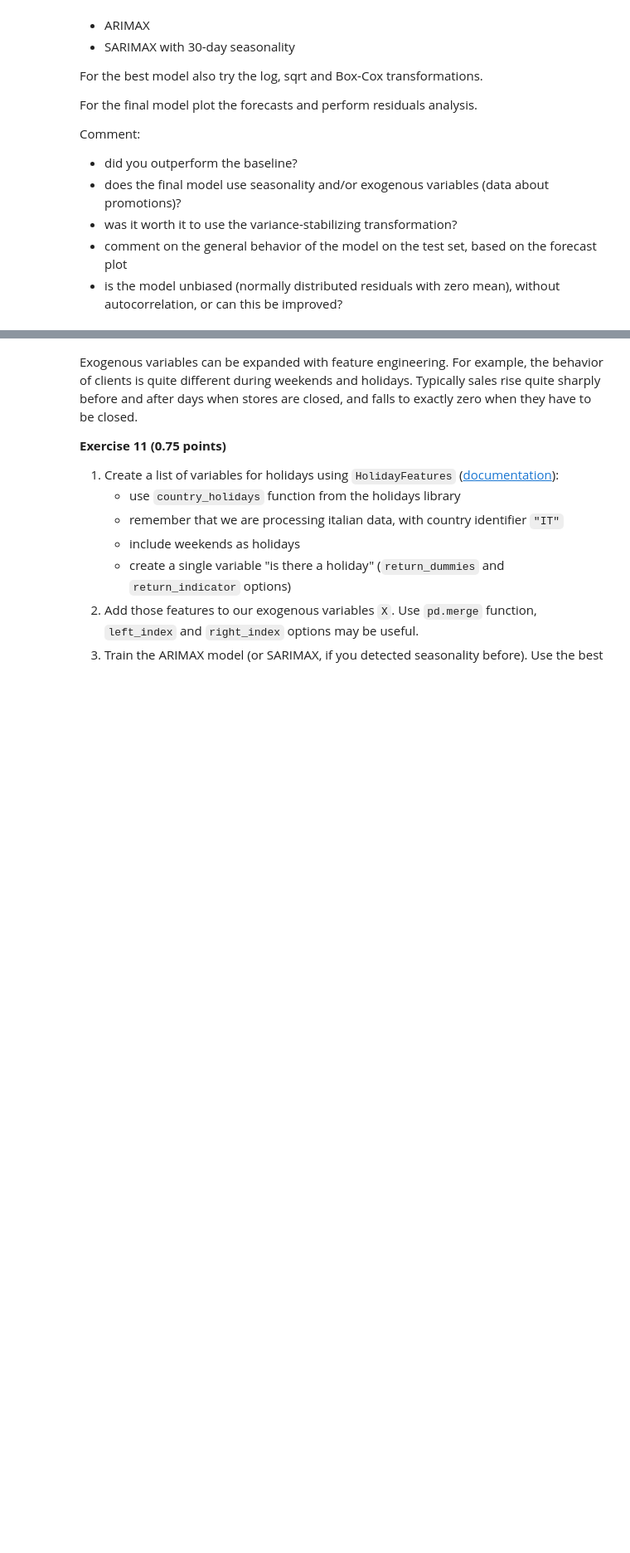
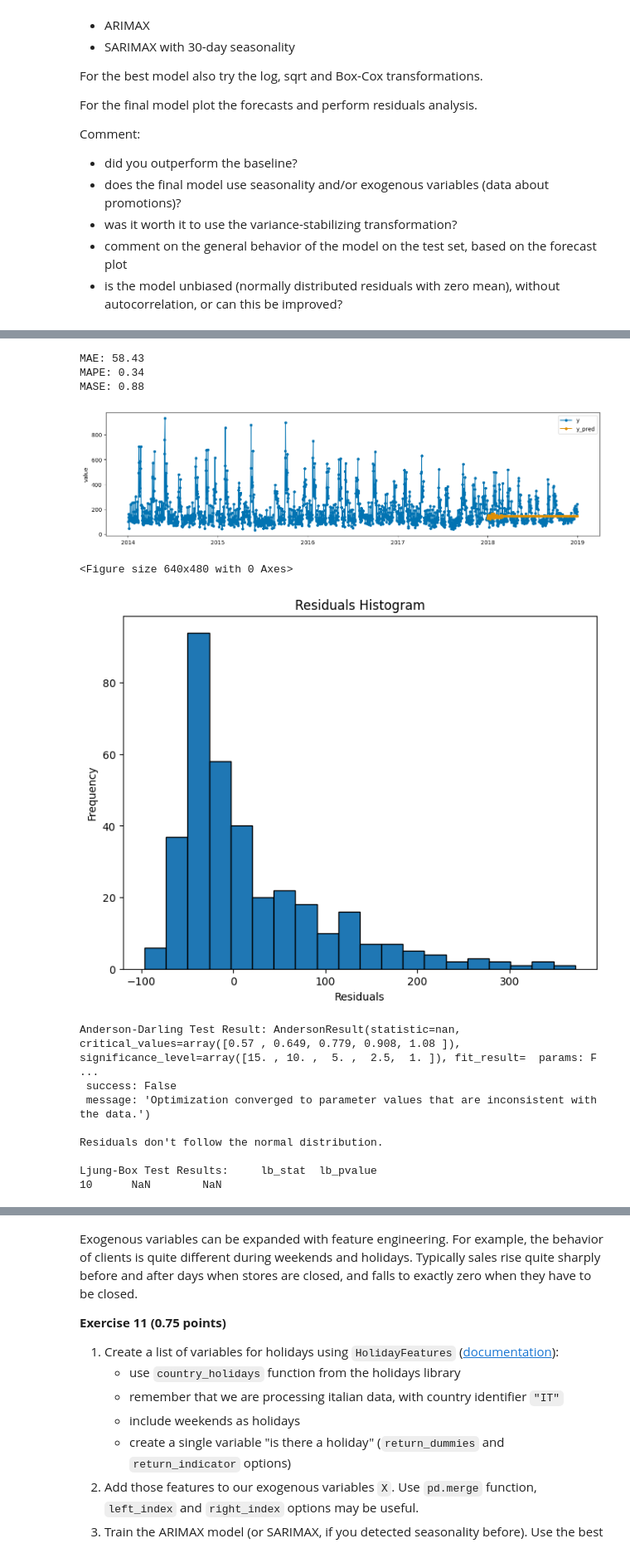
Before and after one commit to mwardynski/machine-learning, a Jupyter notebook: lab4-5/lab4.ipynb, the cells around one changed output, grey strips where cells are left out. Shown at 83% size. Saved outputs shown, nothing was run; the diff lists cells and outputs as text; code cells hidden in the pictures; blank space fills up the shorter version.

```diff
--- a/lab4-5/lab4.ipynb
+++ b/lab4-5/lab4.ipynb
@@ -189,17 +189,22 @@ year - seasonality not observed
 from pmdarima.arima import ndiffs
 from sktime.transformations.series.difference import Differencer
 
-diff_order = ndiffs(df, test="kpss")
+def stationarize(df):
+    diff_order = ndiffs(df, test="kpss")
 
-do_or_dont = "will" if diff_order > 0 else "won't"
-print(f"Diff order: {diff_order}, differencing {do_or_dont} be conducted")
+    do_or_dont = "will" if diff_order > 0 else "won't"
+    print(f"Diff order: {diff_order}, differencing {do_or_dont} be conducted")
 
-if diff_order > 0:
-    differencer = Differencer(lags=diff_order)
-    statio_data = differencer.fit_transform(df)
-else:
-    print("No differencing needed; series is already stationary.")
-    statio_data = df
+    if diff_order > 0:
+        differencer = Differencer(lags=diff_order)
+        statio_data = differencer.fit_transform(df)
+    else:
+        print("No differencing needed; series is already stationary.")
+        statio_data = df
+
+    return statio_data
+
+statio_data = stationarize(df)
 # %% [output]
 Diff order: 1, differencing will be conducted
 # %%
@@ -626,7 +653,6 @@ df = df.reindex(full_index)
 y = df['value']
 
 X = df['num_promos']
-X = pd.DataFrame(X).apply(pd.to_numeric, errors='coerce')
 X = X.fillna(0)
 
 # Plot the 'y' time series
@@ -793,0 +843,17 @@ KeyboardInterrupt:
+# %%
+evaluate_pasta_sales_model(model = make_pipeline(BoxCoxTransformer(), StatsForecastAutoARIMA(seasonal=True, sp=30)), data=y, X=None, plot_forecasts=True, analyze_residuals=True)
+# %% [output]
+MAE: 58.43
+MAPE: 0.34
+MASE: 0.88
+[figure, added]
+<Figure size 640x480 with 0 Axes>
+[figure, added]
+Anderson-Darling Test Result: AndersonResult(statistic=nan, critical_values=array([0.57 , 0.649, 0.779, 0.908, 1.08 ]), significance_level=array([15. , 10. ,  5. ,  2.5,  1. ]), fit_result=  params: F ...
+ success: False
+ message: 'Optimization converged to parameter values that are inconsistent with the data.')
+
+Residuals don't follow the normal distribution.
+
+Ljung-Box Test Results:     lb_stat  lb_pvalue
+10      NaN        NaN
```
Also changed, not shown: parts of 14 cells of this notebook.
